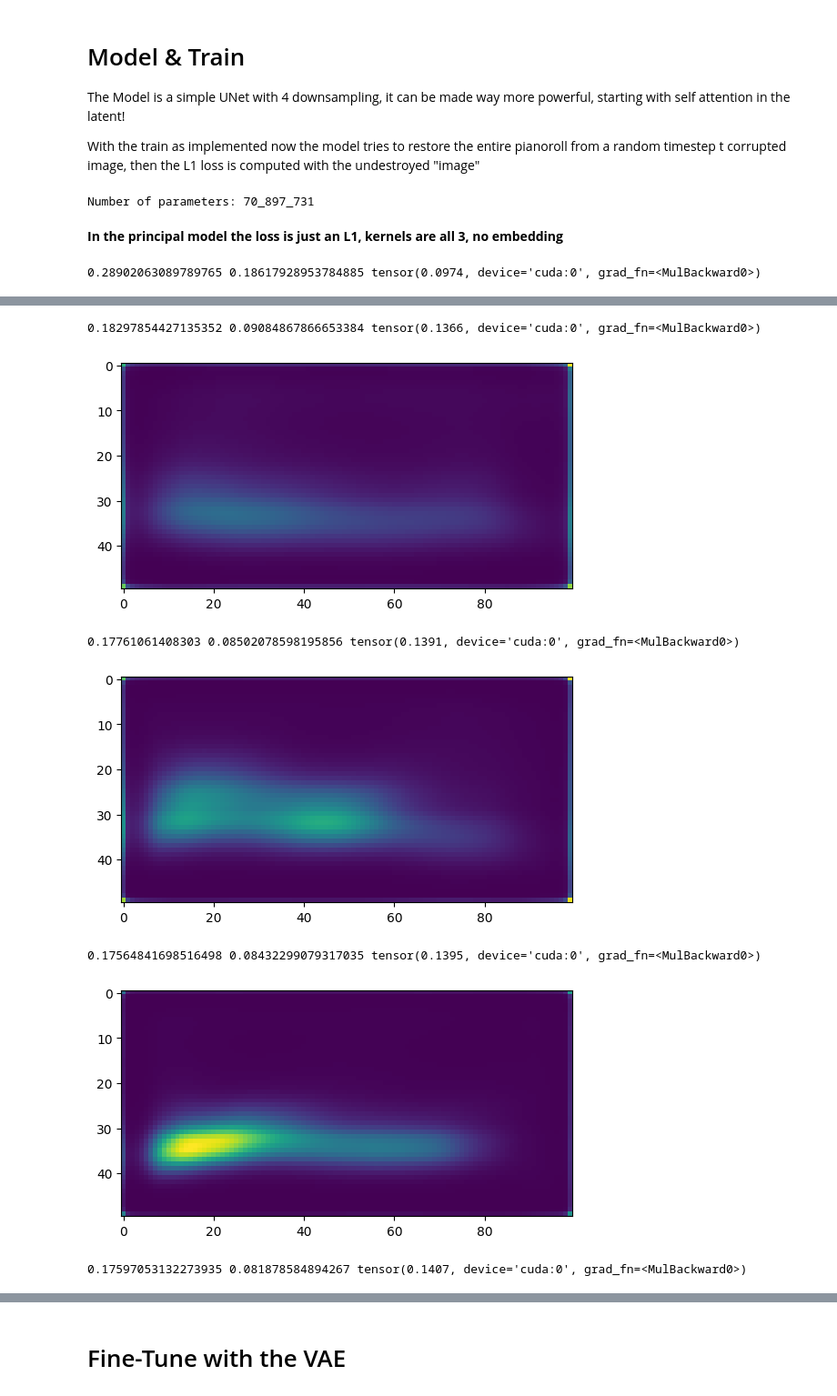
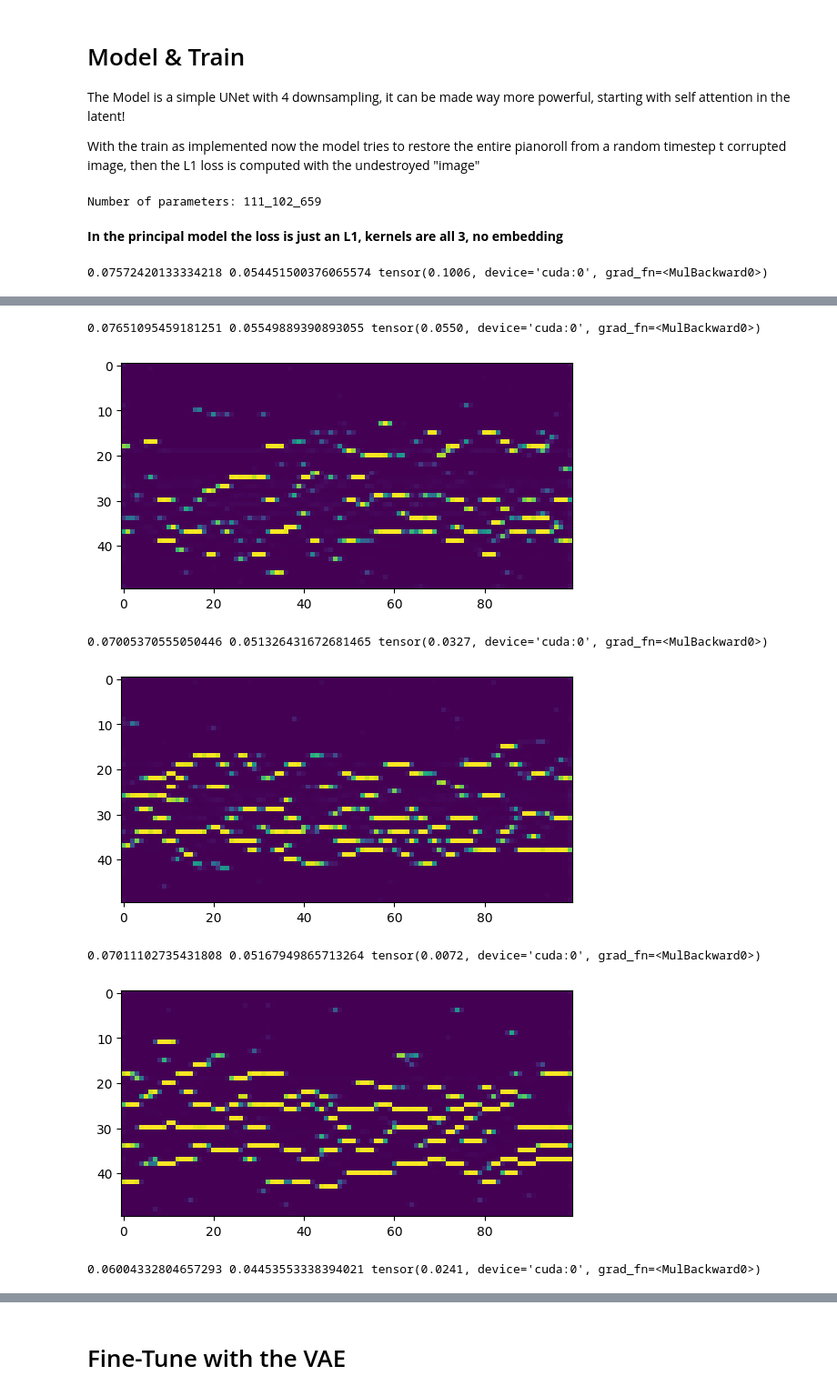
Before and after one commit to MarioPaerle/DIATONICA, a Jupyter notebook: DiscreteBachDiffusion.ipynb, the cells around one changed output, grey strips where cells are left out. Shown at 91% size. Drawn from its saved outputs; the diff is of its cells as text; code cells hidden in the pictures.

```diff
--- a/DiscreteBachDiffusion.ipynb
+++ b/DiscreteBachDiffusion.ipynb
@@ -79,7 +79,7 @@ import torch.nn as nn
 import torch.nn.functional as F
 
 
-TIMESTEPS   = 1000
+TIMESTEPS   = 100
 BETA_START  = 1e-4
 BETA_END    = 0.02
 betas       = torch.linspace(BETA_START, BETA_END, TIMESTEPS)
@@ -205,6 +205,24 @@ class ConvBlock(nn.Module):
     def __init__(self, in_ch, out_ch, time_emb_dim, k=3):
         super().__init__()
         self.conv1 = nn.Conv2d(in_ch, out_ch, k, padding='same')
+        self.norm1 = nn.GroupNorm(8, out_ch)
+        self.act = nn.SiLU()
+        self.time_mlp = nn.Linear(time_emb_dim, out_ch)
+        self.conv2 = nn.Conv2d(out_ch, out_ch, k, padding='same')
+
+    def forward(self, x, t_emb):
+        h = self.conv1(x)
+        h = self.norm1(h)
+        h = self.act(h)
+        time = self.time_mlp(t_emb).view(x.size(0), -1, 1, 1)
+        h = h + time
+        h = self.conv2(h)
+        return h
+
+class MuseBlock(nn.Module):
+    def __init__(self, in_ch, out_ch, time_emb_dim, k=3):
+        super().__init__()
+        self.conv1 = nn.Conv2d(in_ch, out_ch, (12, k[1]), stride=(1, 12))
         self.norm1 = nn.GroupNorm(8, out_ch)
         self.act = nn.SiLU()
         self.time_mlp = nn.Linear(time_emb_dim, out_ch)
@@ -252,11 +270,12 @@ class UNet(nn.Module):
         )
 
         self.notes_embedding = nn.Embedding(50, 1)
+        self.pos_embedding = SinusoidalPosEmb(50)
 
-        self.init_conv = nn.Conv2d(in_ch, 64*c, 3, padding=1)
-        self.down1 = ConvBlock(64*c, 128*c, time_emb_dim, k=(41, 21))
+        self.init_conv = nn.Conv2d(in_ch + 1, 64*c, 3, padding=1)
+        self.down1 = ConvBlock(64*c, 128*c, time_emb_dim, k=(3, 3))
         self.pool1 = nn.Upsample(size=(25, 50), mode='bilinear', align_corners=False)
-        self.down2 = ConvBlock(128*c, 256*c, time_emb_dim, k=(21, 11))
+        self.down2 = ConvBlock(128*c, 256*c, time_emb_dim, k=(3, 3))
         self.pool2 = nn.Upsample(size=(20, 25), mode='bilinear', align_corners=False)
         self.down3 = ConvBlock(256*c, 512*c, time_emb_dim)
         self.pool3 = nn.Upsample(size=(16, 12), mode='bilinear', align_corners=False)
@@ -282,16 +301,19 @@ class UNet(nn.Module):
         self.final_conv = nn.Conv2d(64*c, in_ch, 1)
 
     def forward(self, x, t):
-        #print(x.shape)
         notes_emb = self.notes_embedding(torch.arange(50).to(device))
         if False:
             plt.imshow(x[0, 0].cpu().numpy())
             plt.show()
-        #x *= torch.sigmoid(notes_emb)
+        x = x + torch.sigmoid(notes_emb)
         if False:
             plt.imshow(x.detach()[0, 0].cpu().numpy())
             plt.show()
 
+
+        pos_emb = self.pos_embedding(torch.arange(100, device=device))
+        pos_emb = pos_emb[None, :, :].expand(x.shape[0], -1, -1)
+        x = torch.cat((x, pos_emb.permute(0, 2, 1)[:, None, :, :]), dim=1)
 
         t_emb = self.time_mlp(t)
         x1 = self.init_conv(x)
@@ -345,7 +367,7 @@ The Model is a simple UNet with 4 downsampling, it can be made way more powerful
 
 With the train as implemented now the model tries to restore the entire pianoroll from a random timestep t corrupted image, then the L1 loss is computed with the undestroyed "image"
 # %%
-model = UNet(in_ch=1, time_emb_dim=200, c=1)
+model = UNet(in_ch=1, time_emb_dim=200, c=2)
 model = model.to(device)
 optimizer = Adam(model.parameters(), lr=0.0001)
 total_params = sum(p.numel() for p in model.parameters())
@@ -353,7 +375,7 @@ criterion1 = nn.L1Loss()
 criterion2 = nn.BCELoss()
 print(f"Number of parameters: {total_params:_}")
 # %% [output]
-Number of parameters: 70_897_731
+Number of parameters: 111_102_659
 # %% [markdown]
 **In the principal model the loss is just an L1, kernels are all 3, no embedding**
 # %%
@@ -377,13 +399,13 @@ for epoch in range(epochs):
         """plt.imshow(pred.detach().cpu().numpy()[0, 0])
         plt.show()"""
 
-        loss1 = criterion1(pred, batch)  #+  criterion2(pred, batch) #+ (pred.mean() - batch.mean()).abs()*10
+        loss1 = criterion1(pred, batch)  +  criterion2(pred, batch)/10 #+ (pred.mean() - batch.mean()).abs()*10
 
-        pred_opened = to_128(pred)
+        """pred_opened = to_128(pred)
         pred_opened, _ = VAE.encode(pred_opened.to(device))
         batch_opened = to_128(batch)
         batch_opened, _ = VAE.encode(batch_opened.to(device))
-        loss1 += nn.MSELoss()(batch_opened, pred_opened) / 10
+        loss1 += nn.MSELoss()(batch_opened, pred_opened) / 20"""
 
 
         loss2 = nn.L1Loss()(pred, batch)
@@ -398,4 +420,4 @@ for epoch in range(epochs):
     plt.imshow(pred.detach().cpu().numpy()[0, 0])
     plt.show()
 # %% [output]
-0.28902063089789765 0.18617928953784885 tensor(0.0974, device='cuda:0', grad_fn=<MulBackward0>)
+0.07572420133334218 0.054451500376065574 tensor(0.1006, device='cuda:0', grad_fn=<MulBackward0>)
@@ -403,7 +425,7 @@ for epoch in range(epochs):
-0.18297854427135352 0.09084867866653384 tensor(0.1366, device='cuda:0', grad_fn=<MulBackward0>)
+0.07651095459181251 0.05549889390893055 tensor(0.0550, device='cuda:0', grad_fn=<MulBackward0>)
-[figure, old version]
+[figure, new version]
-0.17761061408303 0.08502078598195856 tensor(0.1391, device='cuda:0', grad_fn=<MulBackward0>)
+0.07005370555050446 0.051326431672681465 tensor(0.0327, device='cuda:0', grad_fn=<MulBackward0>)
-[figure, old version]
+[figure, new version]
-0.17564841698516498 0.08432299079317035 tensor(0.1395, device='cuda:0', grad_fn=<MulBackward0>)
+0.07011102735431808 0.05167949865713264 tensor(0.0072, device='cuda:0', grad_fn=<MulBackward0>)
-[figure, old version]
+[figure, new version]
-0.17597053132273935 0.081878584894267 tensor(0.1407, device='cuda:0', grad_fn=<MulBackward0>)
+0.06004332804657293 0.04453553338394021 tensor(0.0241, device='cuda:0', grad_fn=<MulBackward0>)
```
Also changed, not shown: parts of 8 cells of this notebook.
